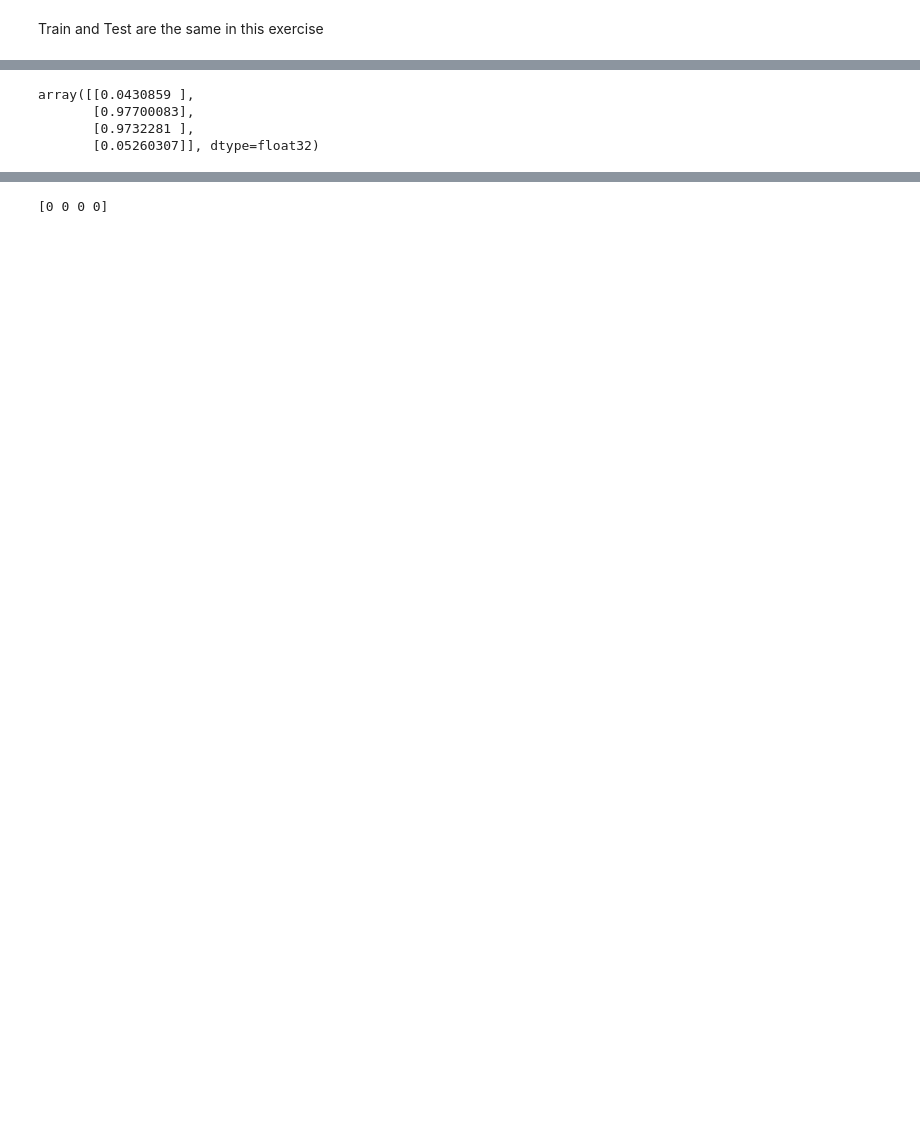
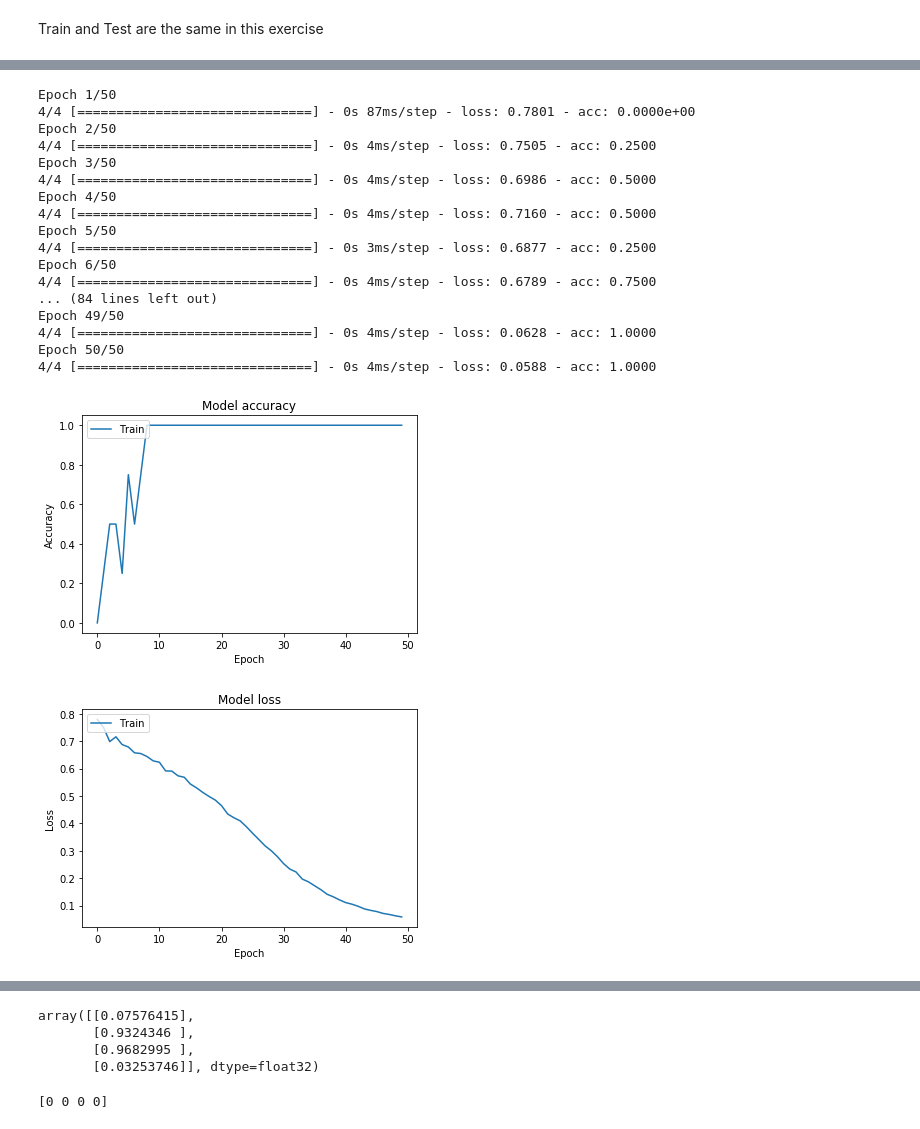
Before and after one commit to babakansari/DeepLearning, a Jupyter notebook: XOR_using_Keras.ipynb, the cells around one changed output, grey strips where cells are left out. Cells and saved outputs as stored; diff of their text form; code cells hidden in the pictures; blank space fills up the shorter version.

```diff
--- a/XOR_using_Keras.ipynb
+++ b/XOR_using_Keras.ipynb
@@ -45,2 +31,0 @@ _________________________________________________________________
-# %%
-history = model.fit(inputs, expected_output, batch_size=1, epochs=20)
@@ -65,20 +32,24 @@ Epoch 20/20
 # %%
 import matplotlib.pyplot as plt
 
-# Plot training & validation accuracy values
-plt.plot(history.history['acc'])
-#plt.plot(history.history['val_acc'])
-plt.title('Model accuracy')
-plt.ylabel('Accuracy')
-plt.xlabel('Epoch')
-plt.legend(['Train', 'Test'], loc='upper left')
-plt.show()
+def plot_epoch(history):
+  # Plot training & validation accuracy values
+  plt.plot(history.history['acc'])
+  plt.title('Model accuracy')
+  plt.ylabel('Accuracy')
+  plt.xlabel('Epoch')
+  plt.legend(['Train', 'Test'], loc='upper left')
+  plt.show()
 
-# Plot training & validation loss values
-plt.plot(history.history['loss'])
-#plt.plot(history.history['val_loss'])
-plt.title('Model loss')
-plt.ylabel('Loss')
-plt.xlabel('Epoch')
-plt.legend(['Train', 'Test'], loc='upper left')
-plt.show()
+  # Plot training & validation loss values
+  plt.plot(history.history['loss'])
+  plt.title('Model loss')
+  plt.ylabel('Loss')
+  plt.xlabel('Epoch')
+  plt.legend(['Train', 'Test'], loc='upper left')
+  plt.show()
+
+  model.evaluate(
+  inputs,
+  expected_output
+)
@@ -96,10 +56,27 @@ model.evaluate(
 # %%
+model, history = create_model(50)
+plot_epoch(history)
 # Predict on the first 5 test images.
 predictions = model.predict(inputs)
 
 predictions
 # %% [output]
-array([[0.0430859 ],
-       [0.97700083],
-       [0.9732281 ],
-       [0.05260307]], dtype=float32)
+Epoch 1/50
+4/4 [==============================] - 0s 87ms/step - loss: 0.7801 - acc: 0.0000e+00
+Epoch 2/50
+4/4 [==============================] - 0s 4ms/step - loss: 0.7505 - acc: 0.2500
+Epoch 3/50
+4/4 [==============================] - 0s 4ms/step - loss: 0.6986 - acc: 0.5000
+Epoch 4/50
+4/4 [==============================] - 0s 4ms/step - loss: 0.7160 - acc: 0.5000
+Epoch 5/50
+4/4 [==============================] - 0s 3ms/step - loss: 0.6877 - acc: 0.2500
+Epoch 6/50
+4/4 [==============================] - 0s 4ms/step - loss: 0.6789 - acc: 0.7500
+... (84 lines left out)
+Epoch 49/50
+4/4 [==============================] - 0s 4ms/step - loss: 0.0628 - acc: 1.0000
+Epoch 50/50
+4/4 [==============================] - 0s 4ms/step - loss: 0.0588 - acc: 1.0000
+[figure, added]
+[figure, added]
@@ -106,3 +84,7 @@ array([[0.0430859 ],
+array([[0.07576415],
+       [0.9324346 ],
+       [0.9682995 ],
+       [0.03253746]], dtype=float32)
 # %%
 # Print our model's predictions.
 print(np.argmax(predictions, axis=1)) # [7, 2, 1, 0, 4]
```
Also changed, not shown: parts of 6 cells of this notebook.
